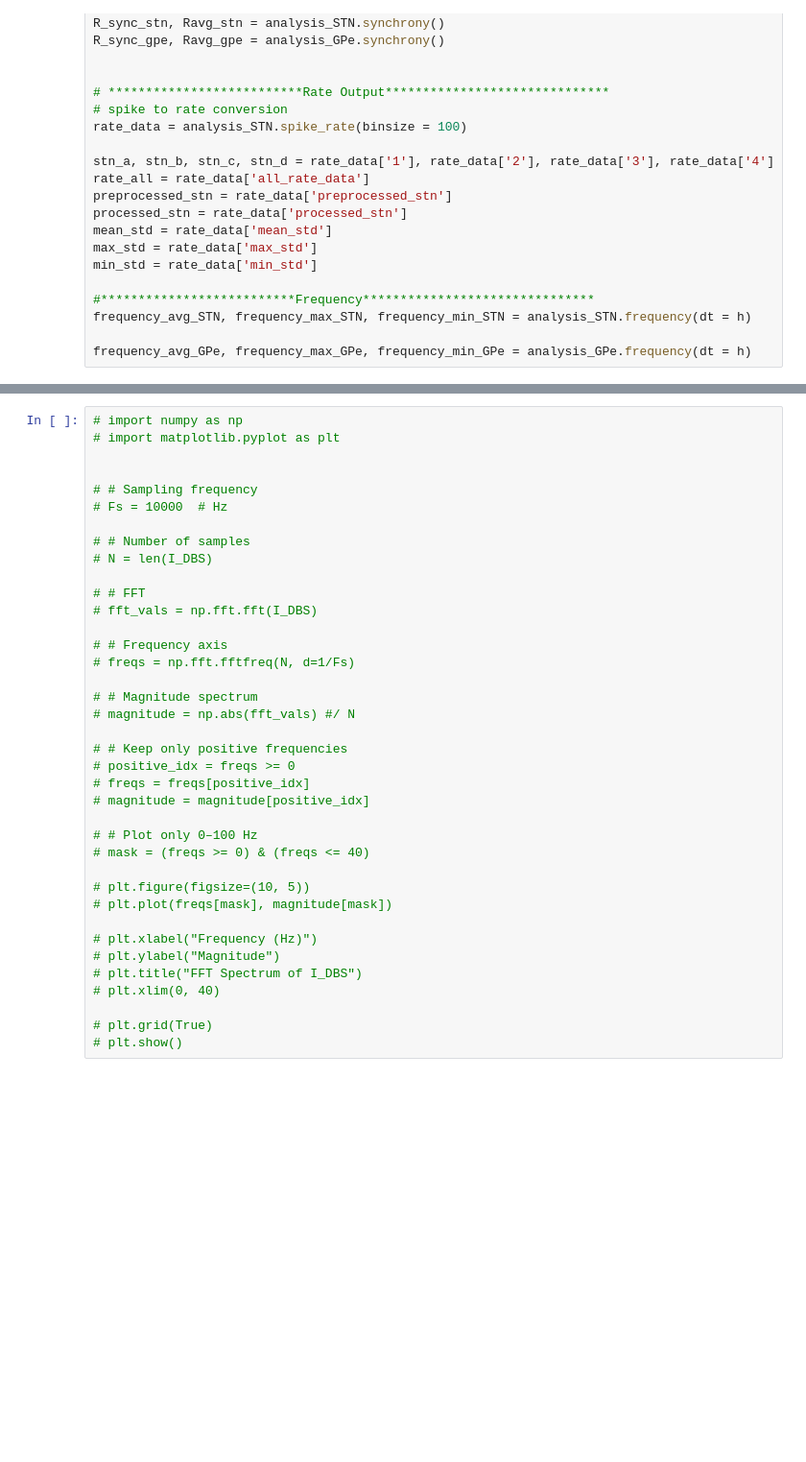
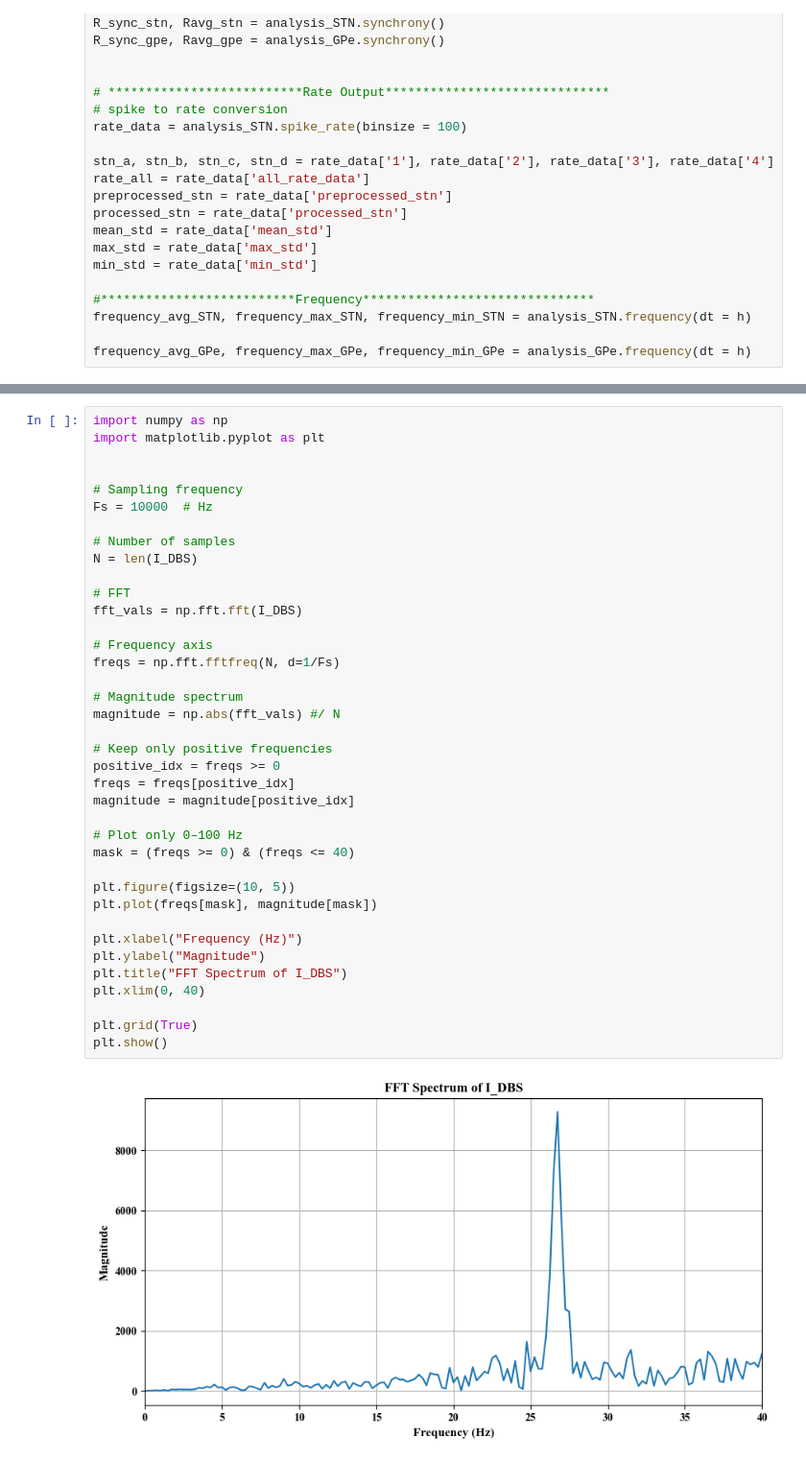
Before and after one commit to CharithaPalika/CogniPulse, a Jupyter notebook: simulations/stn_gpe_system/Run_STN_GPe.ipynb, the cells around one changed output, grey strips where cells are left out. Shown at 96% size. Saved outputs shown, nothing was run; the diff lists cells and outputs as text; blank space fills up the shorter version.

```diff
--- a/simulations/stn_gpe_system/Run_STN_GPe.ipynb
+++ b/simulations/stn_gpe_system/Run_STN_GPe.ipynb
@@ -297,38 +294,40 @@ plt.plot(I_DBS[0:1000])
 # %%
-# import numpy as np
-# import matplotlib.pyplot as plt
+import numpy as np
+import matplotlib.pyplot as plt
 
 
-# # Sampling frequency
-# Fs = 10000  # Hz
+# Sampling frequency
+Fs = 10000  # Hz
 
-# # Number of samples
-# N = len(I_DBS)
+# Number of samples
+N = len(I_DBS)
 
-# # FFT
-# fft_vals = np.fft.fft(I_DBS)
+# FFT
+fft_vals = np.fft.fft(I_DBS)
 
-# # Frequency axis
-# freqs = np.fft.fftfreq(N, d=1/Fs)
+# Frequency axis
+freqs = np.fft.fftfreq(N, d=1/Fs)
 
-# # Magnitude spectrum
-# magnitude = np.abs(fft_vals) #/ N
+# Magnitude spectrum
+magnitude = np.abs(fft_vals) #/ N
 
-# # Keep only positive frequencies
-# positive_idx = freqs >= 0
-# freqs = freqs[positive_idx]
-# magnitude = magnitude[positive_idx]
+# Keep only positive frequencies
+positive_idx = freqs >= 0
+freqs = freqs[positive_idx]
+magnitude = magnitude[positive_idx]
 
-# # Plot only 0–100 Hz
-# mask = (freqs >= 0) & (freqs <= 40)
+# Plot only 0–100 Hz
+mask = (freqs >= 0) & (freqs <= 40)
 
-# plt.figure(figsize=(10, 5))
-# plt.plot(freqs[mask], magnitude[mask])
+plt.figure(figsize=(10, 5))
+plt.plot(freqs[mask], magnitude[mask])
 
-# plt.xlabel("Frequency (Hz)")
-# plt.ylabel("Magnitude")
-# plt.title("FFT Spectrum of I_DBS")
-# plt.xlim(0, 40)
+plt.xlabel("Frequency (Hz)")
+plt.ylabel("Magnitude")
+plt.title("FFT Spectrum of I_DBS")
+plt.xlim(0, 40)
 
-# plt.grid(True)
-# plt.show()
+plt.grid(True)
+plt.show()
+# %% [output]
+[figure, added]
```
Also changed, not shown: parts of 4 cells of this notebook, 12 other files.
